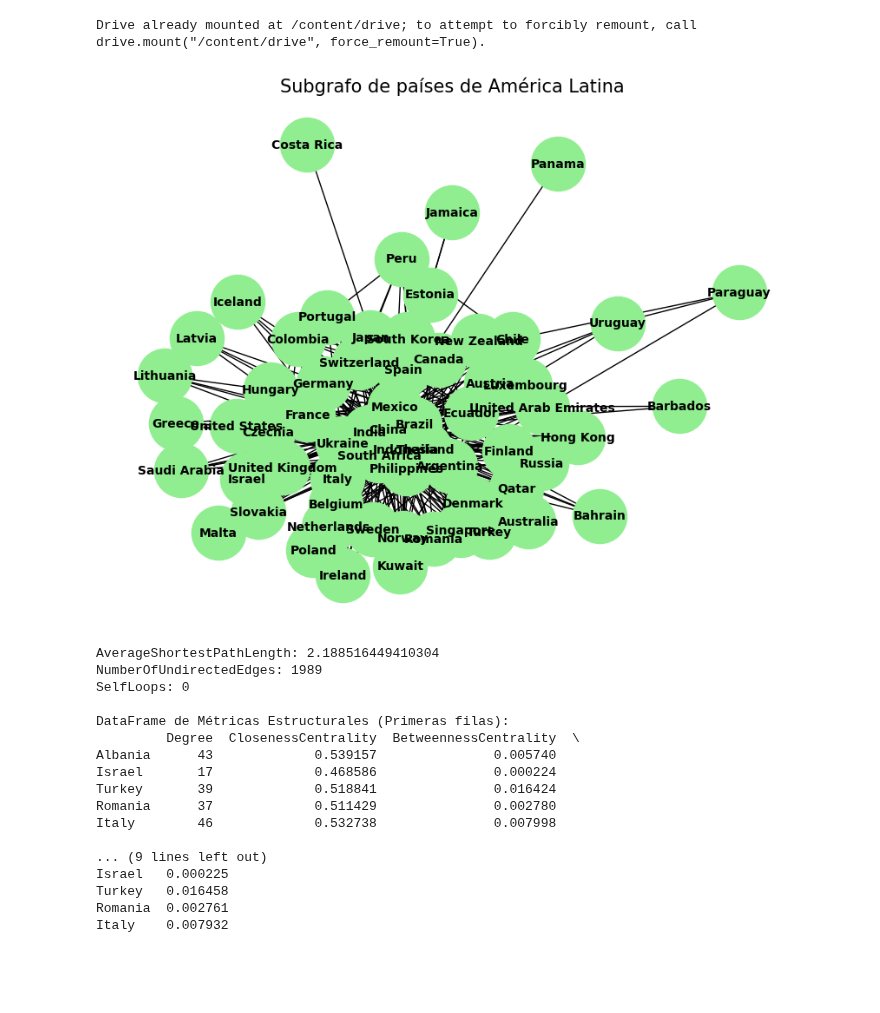
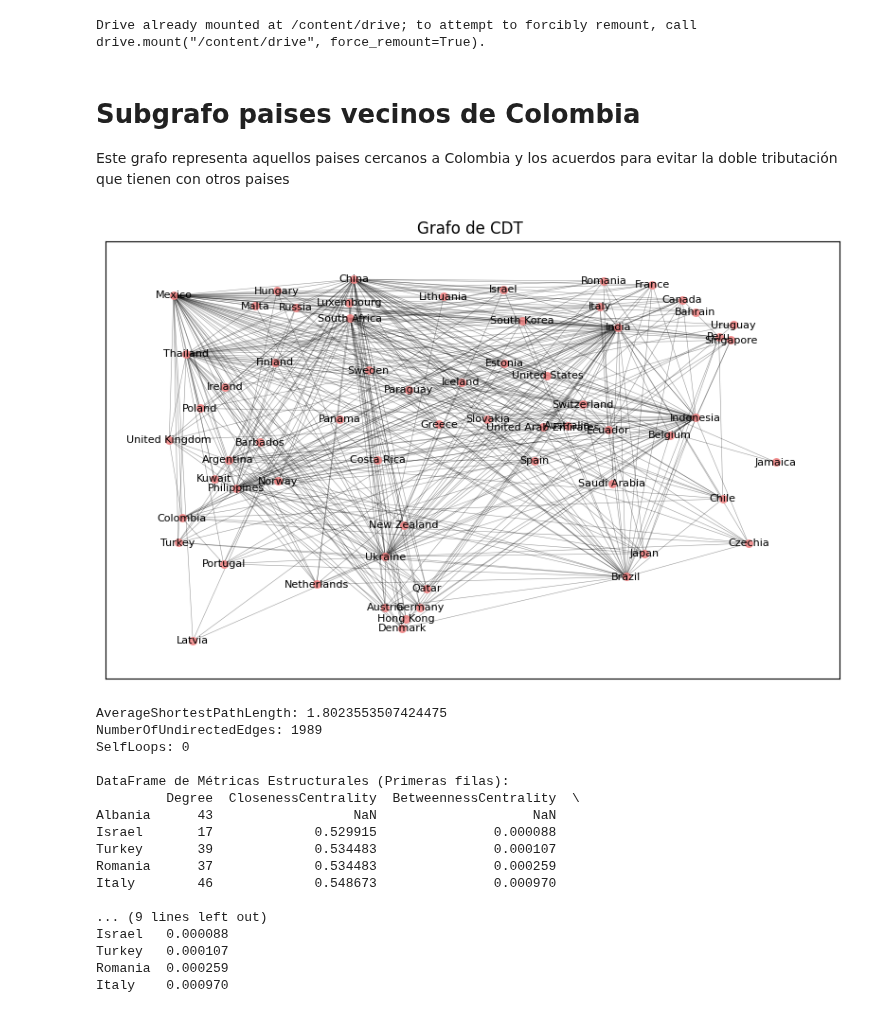
Before and after one commit to hubcborja/Trabajo_grado_ECIJG, a Jupyter notebook: Graficacion_red_convenios_Doble_Tributacion.ipynb, the cells around one changed output. Cells and saved outputs as stored; diff of their text form; code cells hidden in the pictures; blank space fills up the shorter version.

Commit message:
Revisión metricas red subgrafo socios Colombia

```diff
--- a/Graficacion_red_convenios_Doble_Tributacion.ipynb
+++ b/Graficacion_red_convenios_Doble_Tributacion.ipynb
@@ -101,47 +101,67 @@ from google.colab import drive
 drive.mount('/content/drive')
 # %% [output]
 Drive already mounted at /content/drive; to attempt to forcibly remount, call drive.mount("/content/drive", force_remount=True).
+# %% [markdown]
+# Subgrafo paises vecinos de Colombia
+
+Este grafo representa aquellos paises cercanos a Colombia y los acuerdos para evitar la doble tributación que tienen con otros paises
 # %%
 base_convenios=pd.read_csv('/content/drive/MyDrive/Gravity/convenios_tributarios.csv')
 base_convenios.head()
 
 paises_subgrafo=['Sweden', 'Malta', 'Australia', 'Czechia', 'Bahrain', 'Latvia', 'Russia', 'New Zealand', 'Ireland', 'Panama', 'Italy', 'Paraguay', 'India',
 'Canada', 'Romania', 'Denmark', 'Iceland', 'Turkey', 'South Africa', 'Greece', 'Finland', 'Slovakia', 'Philippines', 'France', 'Argentina',
 'Thailand', 'Indonesia', 'Israel', 'China', 'Barbados', 'Costa Rica', 'Belgium', 'Luxembourg', 'Switzerland', 'Lithuania', 'Hong Kong', 'Austria',
 'Saudi Arabia', 'Japan', 'Jamaica', 'Hungary', 'Spain', 'United States', 'United Kingdom', 'Colombia', 'Germany', 'United Arab Emirates', 'Peru',
 'Estonia', 'Ecuador', 'Brazil', 'Kuwait', 'Singapore', 'South Korea', 'Portugal', 'Qatar', 'Ukraine', 'Uruguay', 'Mexico', 'Poland', 'Norway',
 'Chile', 'Netherlands']
 
 G = nx.from_pandas_edgelist(base_convenios,
                             source='Country A',
-                            target='Country B',
-                            edge_attr='Date of signature')
-pos = nx.spring_layout(G)
+                            target='Country B')
+
 # Crear el subgrafo
 subgrafo = G.subgraph(paises_subgrafo)
+# 1. Calcular métrica para tamaño (ej. Degree)
+node_degrees = dict(G.degree())
+# Escalar el tamaño para la visualización
+node_sizes = [v * 50 for v in node_degrees.values()]
 
-# Dibujar el subgrafo
-plt.figure(figsize=(8, 6))
-pos_sub = nx.spring_layout(subgrafo, pos=pos)
-nx.draw(subgrafo, pos_sub, with_labels=True, node_color='lightgreen', node_size=2000, font_size=10, font_weight='bold')
-plt.title("Subgrafo de países de América Latina", size=15)
+# 2. Generar el layout
+pos = nx.random_layout(G)
+plt.figure(figsize=(10, 6))
+# 3. Dibujar el grafo
+nx.draw_networkx_nodes(
+    subgrafo, pos,
+    node_size=30, # Usar el tamaño escalado
+    node_color='lightcoral', # Cambiar color
+    alpha=0.8
+)
+nx.draw_networkx_edges(
+    subgrafo, pos,
+    width=0.4,  # Reducir el grosor de los enlaces (a 0.2)
+    alpha=0.4 # Reducir la opacidad
+)
+
+nx.draw_networkx_labels(subgrafo, pos, font_size=8)
+plt.title("Grafo de CDT ")
 plt.show()
 # %% [output]
-[figure, old version]
+[figure, new version]
 # %%
 metrics = {}
 
 metrics['Degree'] = dict(G.degree())
-metrics['ClosenessCentrality'] = nx.closeness_centrality(G)
-metrics['BetweennessCentrality'] = nx.betweenness_centrality(G)
-metrics['ClusteringCoefficient'] = nx.clustering(G)
-metrics['Eccentricity'] = nx.eccentricity(G)
-metrics['NeighborhoodConnectivity'] = nx.average_neighbor_degree(G)
-metrics['Stress'] = nx.load_centrality(G)
+metrics['ClosenessCentrality'] = nx.closeness_centrality(subgrafo)
+metrics['BetweennessCentrality'] = nx.betweenness_centrality(subgrafo)
+metrics['ClusteringCoefficient'] = nx.clustering(subgrafo)
+metrics['Eccentricity'] = nx.eccentricity(subgrafo)
+metrics['NeighborhoodConnectivity'] = nx.average_neighbor_degree(subgrafo)
+metrics['Stress'] = nx.load_centrality(subgrafo)
 
 # --- Métricas Globales (No por nodo, sino para la red completa) ---
 try:
-    avg_path = nx.average_shortest_path_length(G)
+    avg_path = nx.average_shortest_path_length(subgrafo)
     print(f"AverageShortestPathLength: {avg_path}")
 except nx.NetworkXError:
     # Esto ocurre si la red no está conectada (importante para tu tesis!)
@@ -149,7 +169,7 @@ except nx.NetworkXError:
 
 # --- Métricas Simples y de Estructura ---
 print(f"NumberOfUndirectedEdges: {G.number_of_edges()}")
-print(f"SelfLoops: {nx.number_of_selfloops(G)}")
+print(f"SelfLoops: {nx.number_of_selfloops(subgrafo)}")
 
 # --- Conversión a DataFrame para integrar con atributos de nodo (OE2) ---
 df_metrics = pd.DataFrame(metrics)
@@ -158,20 +178,20 @@ df_metrics = pd.DataFrame(metrics)
 print("\nDataFrame de Métricas Estructurales (Primeras filas):")
 print(df_metrics.head())
 # %% [output]
-AverageShortestPathLength: 2.188516449410304
+AverageShortestPathLength: 1.8023553507424475
 NumberOfUndirectedEdges: 1989
 SelfLoops: 0
 
 DataFrame de Métricas Estructurales (Primeras filas):
          Degree  ClosenessCentrality  BetweennessCentrality  \
-Albania      43             0.539157               0.005740
-Israel       17             0.468586               0.000224
-Turkey       39             0.518841               0.016424
-Romania      37             0.511429               0.002780
-Italy        46             0.532738               0.007998
+Albania      43                  NaN                    NaN
+Israel       17             0.529915               0.000088
+Turkey       39             0.534483               0.000107
+Romania      37             0.534483               0.000259
+Italy        46             0.548673               0.000970
 
 ... (9 lines left out)
-Israel   0.000225
-Turkey   0.016458
-Romania  0.002761
-Italy    0.007932
+Israel   0.000088
+Turkey   0.000107
+Romania  0.000259
+Italy    0.000970
```
